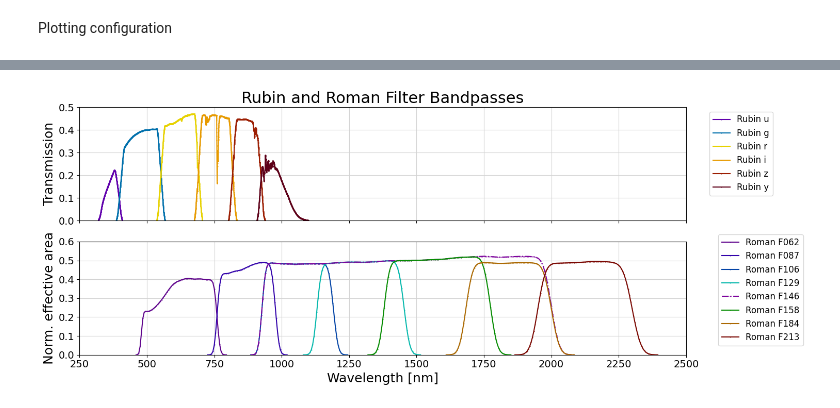
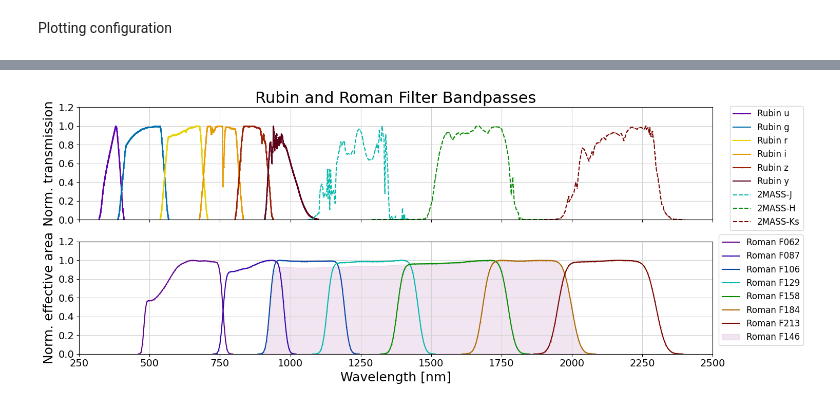
Before and after one commit to LSST-TVSSC/software_tools, a Jupyter notebook: roman_rubin_overlap/rubin_roman_transmission_curves.ipynb, the cells around one changed output, grey strips where cells are left out. Cells and saved outputs as stored; diff of their text form; code cells hidden in the pictures.

```diff
--- a/roman_rubin_overlap/rubin_roman_transmission_curves.ipynb
+++ b/roman_rubin_overlap/rubin_roman_transmission_curves.ipynb
@@ -75,7 +85,10 @@ PLOT_COLORS = {
     "r": "#e7d200",
     "i": "#e79a00",
     "z": "#9c1e02",
-    "y": "#5d0018"
+    "y": "#5d0018",
+    "2MASS-J": "#04b8ac",
+    "2MASS-H": "#058c01",
+    "2MASS-Ks": "#7a0701"
   }
 
 LINE_STYLES = {
@@ -94,7 +107,10 @@ LINE_STYLES = {
     "r": "-",
     "i": "-",
     "z": "-",
-    "y": "-"
+    "y": "-",
+    "2MASS-J": "--",
+    "2MASS-H": "--",
+    "2MASS-Ks": "--"
   }
 # %%
 fig, ax = plt.subplots(1, 1, figsize=(10,10))
@@ -103,6 +119,12 @@ fig, ax = plt.subplots(1, 1, figsize=(10,10))
 for f, data, in rubin_data.items():
     xplot = data['col1'] / 10.0 # Convert Angstroms to nm
     ax.plot(xplot, data['col2'], c=PLOT_COLORS[f], marker='.', markersize=1, ls=LINE_STYLES[f], label='Rubin '+f)
+
+use_twomass = True
+if use_twomass:
+    for f, data, in twomass_data.items():
+        xplot = data['col1'] / 10.0 # Convert Angstroms to nm
+        ax.plot(xplot, data['col2'], c=PLOT_COLORS[f], marker='.', markersize=1, ls=LINE_STYLES[f], label=f)
 
 # Plot Roman filter transmission curves
 # The Roman data are in units of effective telescope area in m2, so we normalize by the
@@ -138,56 +160,88 @@ plt.subplots_adjust(hspace=0.05)
 
 # Plot Rubin transmission curves
 for f, data, in rubin_data.items():
-    xplot = data['col1'] / 10.0 # Convert Angstroms to nm
-    axs[0].plot(xplot, data['col2'], c=PLOT_COLORS[f], marker='.', markersize=1, ls=LINE_STYLES[f], label='Rubin '+f)
+    xplot = data['col1'] / 10.0 # Convert Angstroms to nmnm
+    yplot = data['col2'] / data['col2'].max()
+    axs[0].plot(xplot, yplot, c=PLOT_COLORS[f], marker='.', markersize=1, ls=LINE_STYLES[f], label='Rubin '+f)
+
+use_twomass = True
+if use_twomass:
+    for f, data, in twomass_data.items():
+        xplot = data['col1'] / 10.0 # Convert Angstroms to nm
+        yplot = data['col2'] / data['col2'].max()
+        axs[0].plot(xplot, yplot, c=PLOT_COLORS[f], marker='.', markersize=1, ls=LINE_STYLES[f], label=f)
 
 # Plot Roman filter transmission curves
 # The Roman data are in units of effective telescope area in m2, so we normalize by the
 # maximum Roman collecting area
 roman_area = 2.4**2
 for f, data, in roman_data.items():
-    if f not in ['P127', 'G150']:  # Exclude spectroscopic bandpasses for plot clarity
+    if f not in ['P127', 'G150', 'F146']:  # Exclude spectroscopic bandpasses for plot clarity
         xplot = data['col1'] / 10.0 # Convert Angstroms to nm
-        yplot = data['col2'] / roman_area
+        #yplot = data['col2'] / roman_areanm
+        yplot = data['col2'] / data['col2'].max()
         axs[1].plot(xplot, yplot, c=PLOT_COLORS[f], marker='.', markersize=1, ls=LINE_STYLES[f], label='Roman '+f)
 
-ymin, ymax = axs[0].get_ylim()
+# Plot Roman's F146 filter separately because it is so wide it is hard to distinguish otherwise
+data = roman_data['F146']
+xplot = data['col1'] / 10.0 # Convert Angstroms to nm
+#yplot = data['col2'] / roman_area
+yplot = data['col2'] / data['col2'].max()
+axs[1].fill_between(
+        x=xplot,
+        y1=yplot,
+        color= "purple",
+        alpha= 0.1,
+        label='Roman F146'
+)
+
+ymax = 1.1
+#ymin, ymax = axs[0].get_ylim()
 axs[0].set_ylim([0.0, ymax])
-ymin, ymax = axs[1].get_ylim()
+#ymin, ymax = axs[1].get_ylim()
 axs[1].set_ylim([0.0, ymax])
 
 yticks = axs[0].get_yticks()
 yticklabels = axs[0].get_yticklabels()
 axs[0].set_yticks(yticks, yticklabels, fontsize=14)
 axs[0].set_xticklabels([])
 
-xticks = axs[1].get_xticks()
-xticklabels = axs[1].get_xticklabels()
-axs[1].set_xticks(xticks, xticklabels, fontsize=14)
 yticks = axs[1].get_yticks()
 yticklabels = axs[1].get_yticklabels()
 axs[1].set_yticks(yticks, yticklabels, fontsize=14)
 
-xmin1, xmax1 = axs[0].get_xlim()
-xmin2, xmax2 = axs[1].get_xlim()
-xmin = min(xmin1, xmin2)
-xmax = max(xmax1, xmax2)
+#xmin1, xmax1 = axs[0].get_xlim()
+#xmin2, xmax2 = axs[1].get_xlim()
+#xmin = min(xmin1, xmin2)
+#xmax = max(xmax1, xmax2)
+xmin = 250.0
+xmax = 2500.0
 axs[0].set_xlim([xmin, xmax])
 axs[1].set_xlim([xmin, xmax])
 
-axs[0].set_ylabel('Transmission', fontsize=18)
+xticks = axs[0].get_xticks()
+xticklabels = axs[0].get_xticklabels()
+axs[0].set_xticks(xticks, xticklabels, fontsize=14)
+xticks = axs[1].get_xticks()
+xticklabels = axs[1].get_xticklabels()
+axs[1].set_xticks(xticks, xticklabels, fontsize=14)
+
+axs[0].set_ylabel('Norm. transmission', fontsize=18)
 axs[0].set_title('Rubin and Roman Filter Bandpasses', fontsize=22)
 
 axs[1].set_ylabel('Norm. effective area', fontsize=18)
 axs[1].set_xlabel('Wavelength [nm]', fontsize=18)
 
-axs[0].legend(bbox_to_anchor=(1.15, 1.0), fontsize=12)
-axs[1].legend(bbox_to_anchor=(1.2, 1.1), fontsize=12)
+if not use_twomass:
+    axs[0].legend(bbox_to_anchor=(1.15, 1.0), fontsize=12)
+else:
+    axs[0].legend(bbox_to_anchor=(1.15, 1.05), fontsize=12)
+axs[1].legend(bbox_to_anchor=(1.15, 1.1), fontsize=12)
 
 axs[0].grid(c='lightgrey')
 axs[1].grid(c='lightgrey')
 
 plt.tight_layout()
 plt.savefig('./rubin_roman_filter_transmission_curves2.png')
 # %% [output]
-[figure, old version]
+[figure, new version]
```
Also changed, not shown: parts of 4 cells of this notebook, 5 other files.
